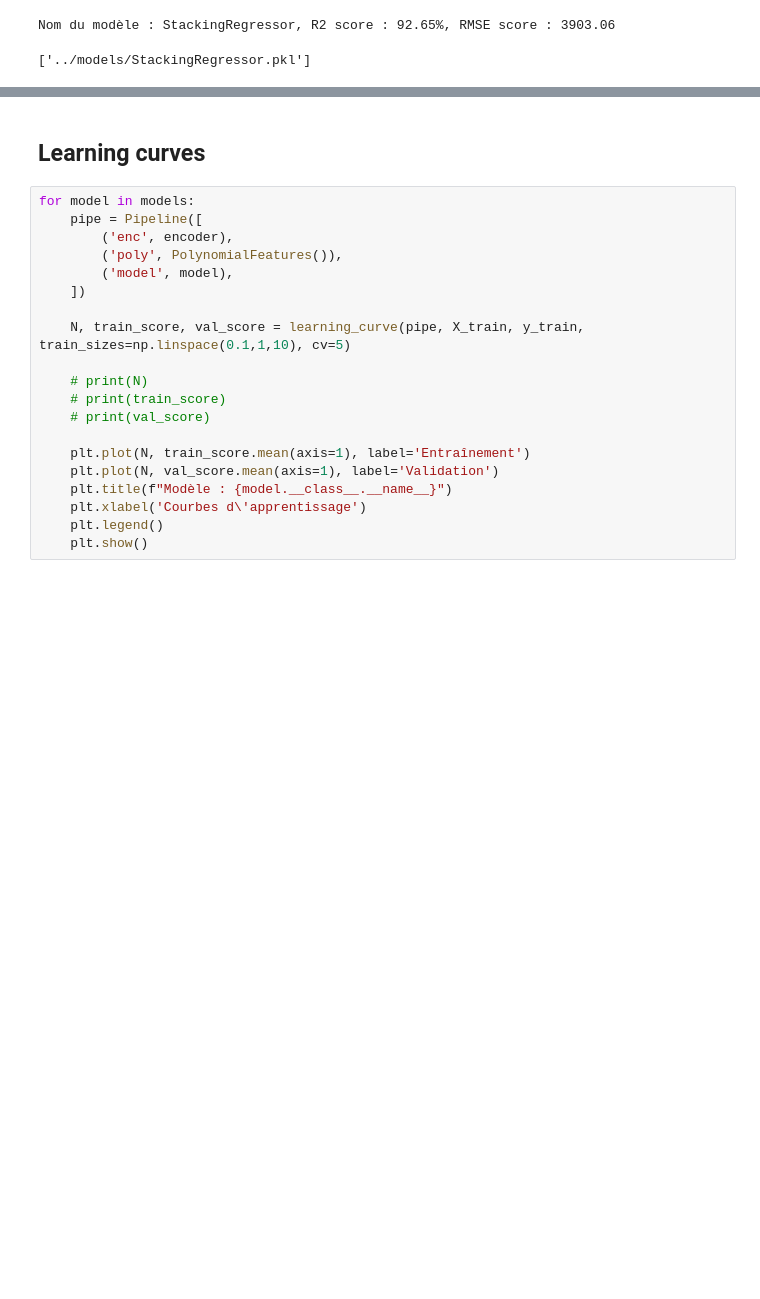
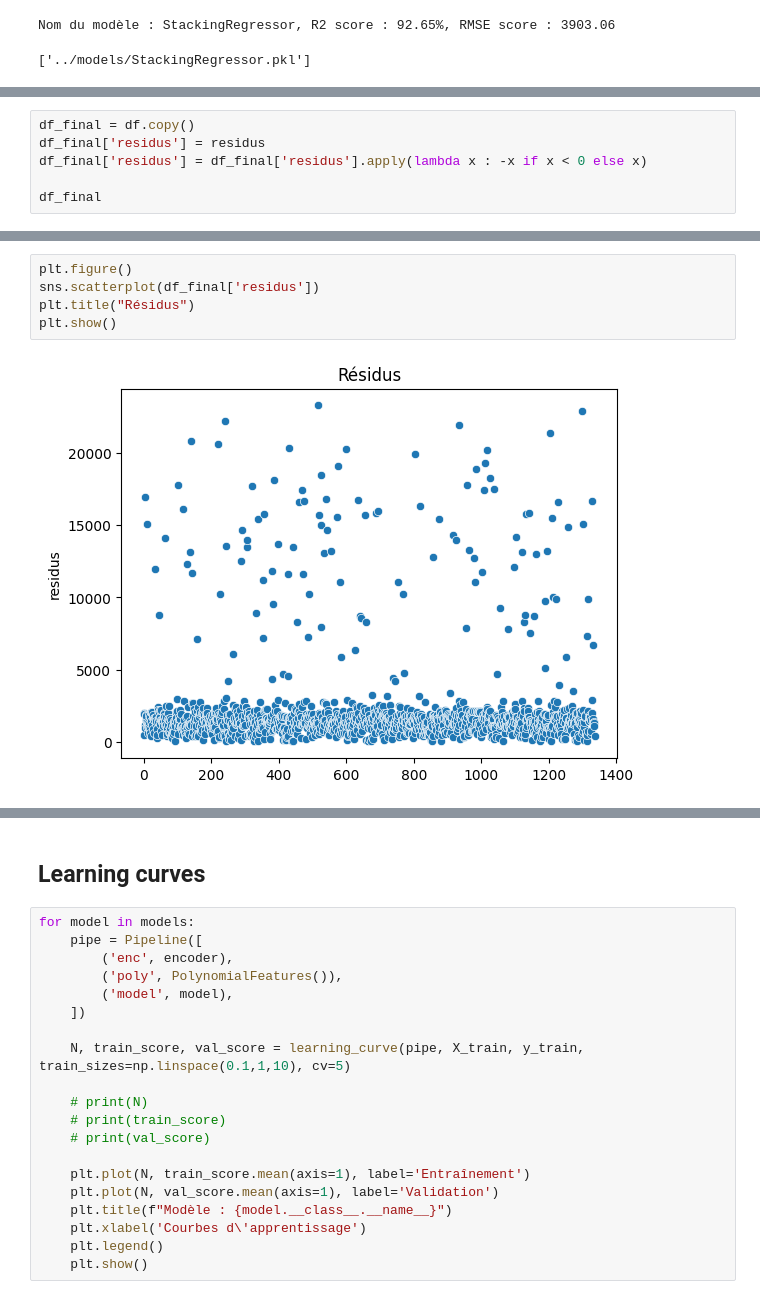
Before and after one commit to Benalieur/assurance, a Jupyter notebook: notebooks/model.ipynb, the cells around one changed output, grey strips where cells are left out. Drawn from its saved outputs; the diff is of its cells as text; blank space fills up the shorter version.

```diff
--- a/notebooks/model.ipynb
+++ b/notebooks/model.ipynb
@@ -479,0 +514,6 @@ Nom du modèle : StackingRegressor, R2 score : 92.65%, RMSE score : 3903.06
+# %%
+df_final = df.copy()
+df_final['residus'] = residus
+df_final['residus'] = df_final['residus'].apply(lambda x : -x if x < 0 else x)
+
+df_final
@@ -479,0 +534,7 @@ Nom du modèle : StackingRegressor, R2 score : 92.65%, RMSE score : 3903.06
+# %%
+plt.figure()
+sns.scatterplot(df_final['residus'])
+plt.title("Résidus")
+plt.show()
+# %% [output]
+[figure, added]
```
Also changed, not shown: parts of 26 cells of this notebook, 6 other files.
